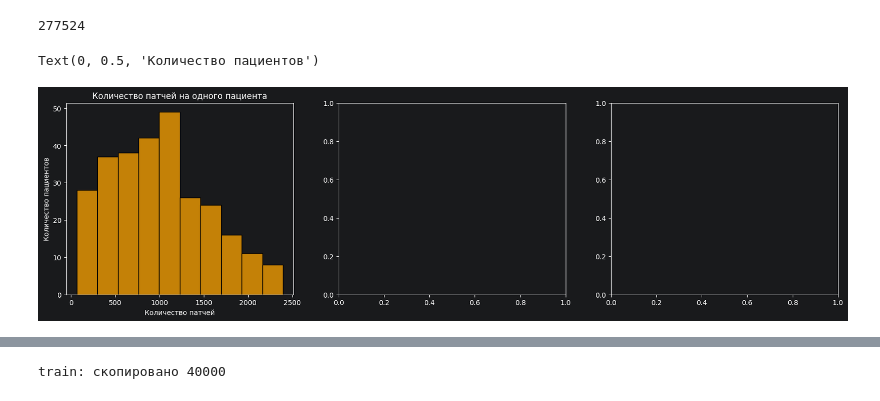
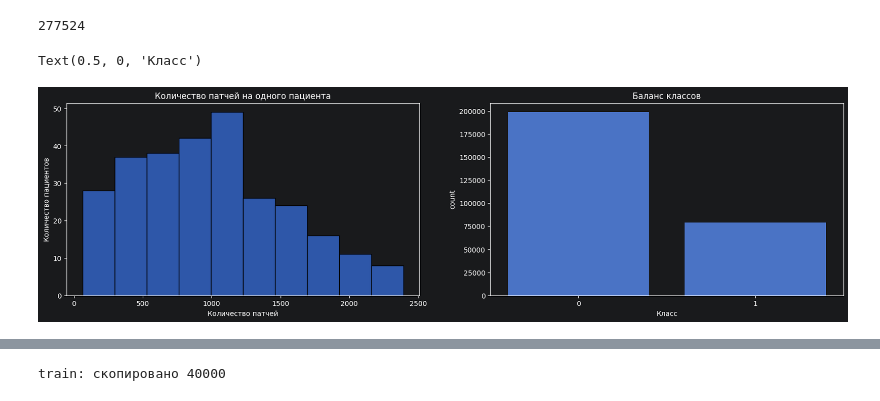
Before and after one commit to IvanVokhmintsev/GP5, a Jupyter notebook: GP5_NonTabularData.ipynb, the cells around one changed output, grey strips where cells are left out. Drawn from its saved outputs; the diff is of its cells as text; code cells hidden in the pictures.

```diff
--- a/GP5_NonTabularData.ipynb
+++ b/GP5_NonTabularData.ipynb
@@ -95,28 +93,25 @@ total_images
 # %% [output]
 277524
 # %%
-patient_target_counts = (
-    data.groupby(["patient_id", "target"])
-        .size()
-        .unstack(fill_value=0)
-)
+patient_target_counts = data.groupby(["patient_id", "target"]).size().unstack(fill_value=0)
 
 fig, ax = plt.subplots(
     1,
-    3,
+    2,
     figsize=(20, 5)
 )
 
 patches_per_patient = patient_target_counts.sum(axis=1)
-sns.histplot(
-    patches_per_patient,
-    ax=ax[0],
-    color="orange"
-)
+sns.histplot(patches_per_patient, ax=ax[0])
 
 ax[0].set_title("Количество патчей на одного пациента")
 ax[0].set_xlabel("Количество патчей")
 ax[0].set_ylabel("Количество пациентов")
+
+sns.countplot(x=data["target"], ax=ax[1])
+
+ax[1].set_title("Баланс классов")
+ax[1].set_xlabel("Класс")
 # %% [output]
-Text(0, 0.5, 'Количество пациентов')
+Text(0.5, 0, 'Класс')
-[figure, old version]
+[figure, new version]
```
Also changed, not shown: parts of 16 cells of this notebook.
